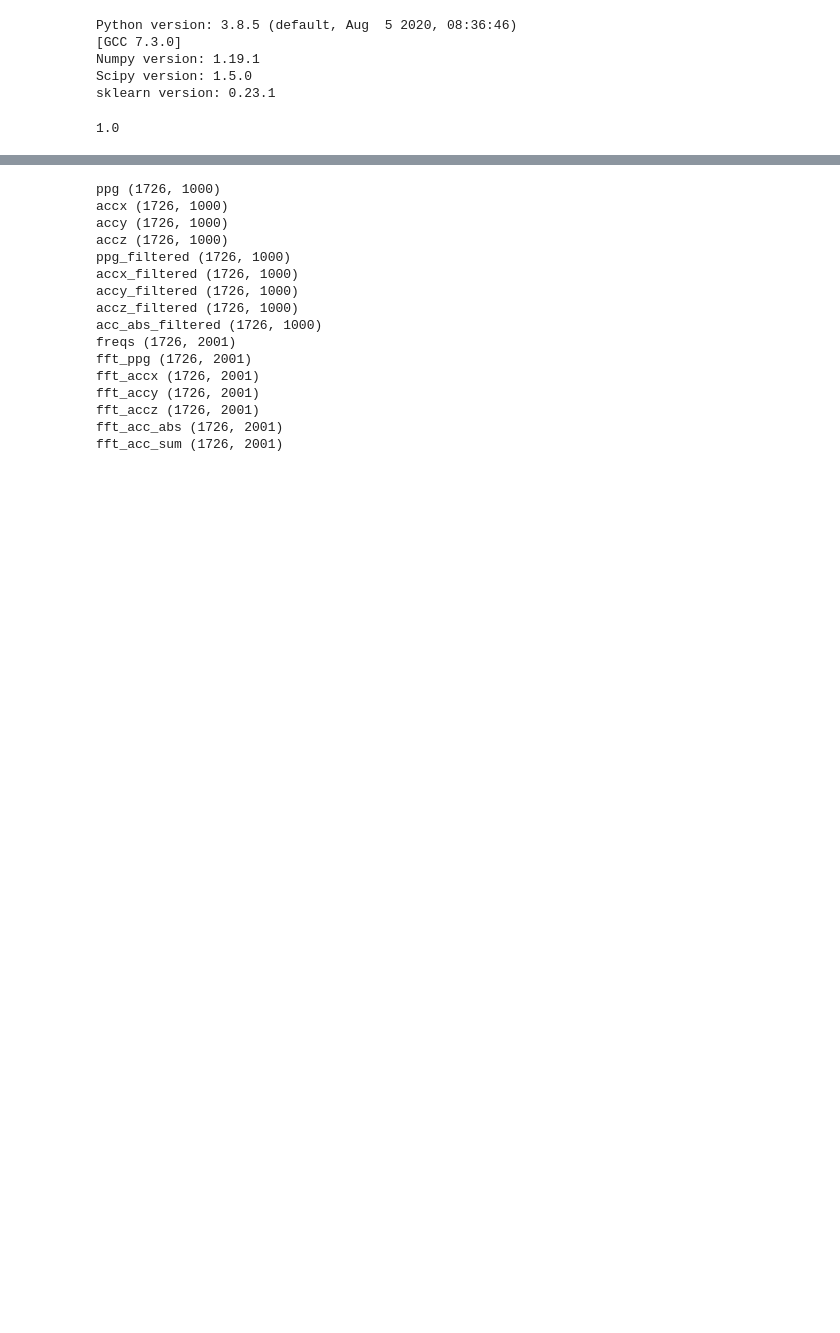
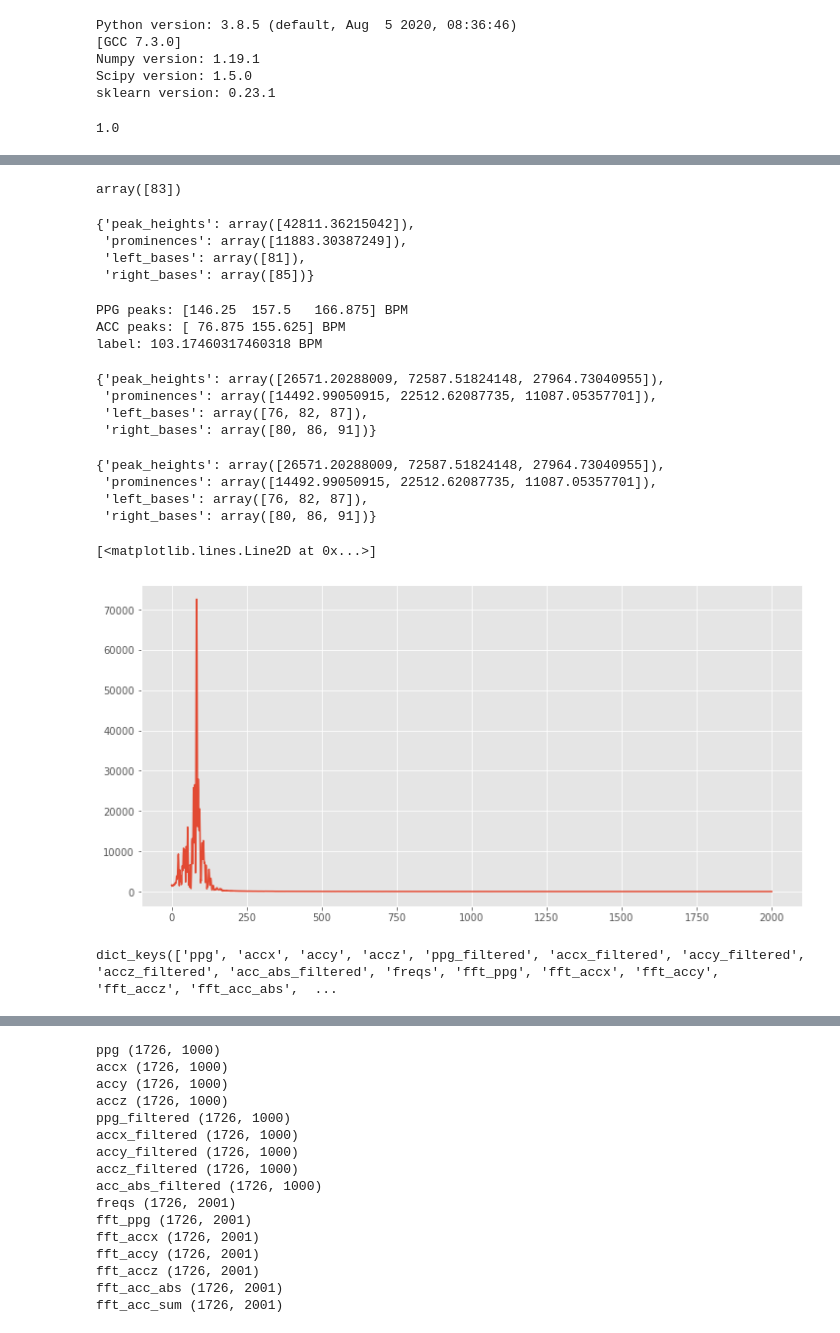
Before and after one commit to phthaloc/nd320-c4-wearable-data-project-starter, a Jupyter notebook: part_1/pulse_rate_starter.ipynb, the cells around one changed output, grey strips where cells are left out. Cells and saved outputs as stored; diff of their text form; code cells hidden in the pictures; blank space fills up the shorter version.

```diff
--- a/part_1/pulse_rate_starter.ipynb
+++ b/part_1/pulse_rate_starter.ipynb
@@ -567,0 +857,7 @@ groups = np.array(groups)
+# %%
+data_raw_window, labels, groups = raw_data(
+    data_files=data_files, ref_files=ref_files,
+    fs=FS, window_length=window_length,
+    window_shift=window_shift, min_freq=min_freq,
+    max_freq=max_freq, n_fft=n_fft
+)
@@ -567,0 +976,67 @@ groups = np.array(groups)
+# %%
+ppg_xpeak
+# %% [output]
+array([83])
+# %%
+dict_ppg_ypeak
+# %% [output]
+{'peak_heights': array([42811.36215042]),
+ 'prominences': array([11883.30387249]),
+ 'left_bases': array([81]),
+ 'right_bases': array([85])}
+# %%
+i = 30
+## The prominence of a peak measures how much a peak stands out from the surrounding
+## baseline of the signal and is defined as the vertical distance between the peak
+## and its lowest contour line.
+## threshold of peaks: the vertical distance to its neighboring samples.
+## wlen: A window length in samples that optionally limits the evaluated area for
+## each peak to a subset of x. The peak is always placed in the middle of the window
+## therefore the given length is rounded up to the next odd integer
+ppg_xpeak, dict_ppg_ypeak = sp.signal.find_peaks(
+    x=data_raw_window['fft_ppg'][i, :],
+    height=data_raw_window['fft_ppg'][i, :].max()*0.1,
+    distance=2,
+    prominence=data_raw_window['fft_ppg'][i, :].max()*0.15,
+    threshold=None,
+    wlen=5
+)
+
+acc_xpeak, dict_acc_ypeak = sp.signal.find_peaks(
+    x=data_raw_window['fft_acc_sum'][i, :],
+    height=data_raw_window['fft_acc_sum'][i, :].max()*0.3,
+    distance=3,
+    prominence=data_raw_window['fft_acc_sum'][i, :].max()*0.2,
+    threshold=None,
+    wlen=5
+)
+print(f"PPG peaks: {data_raw_window['freqs'][i, ppg_xpeak]*60} BPM")
+print(f"ACC peaks: {data_raw_window['freqs'][i, acc_xpeak]*60} BPM")
+print(f'label: {labels[i]} BPM')
+# %% [output]
+PPG peaks: [146.25  157.5   166.875] BPM
+ACC peaks: [ 76.875 155.625] BPM
+label: 103.17460317460318 BPM
+# %%
+dict_ppg_ypeak
+# %% [output]
+{'peak_heights': array([26571.20288009, 72587.51824148, 27964.73040955]),
+ 'prominences': array([14492.99050915, 22512.62087735, 11087.05357701]),
+ 'left_bases': array([76, 82, 87]),
+ 'right_bases': array([80, 86, 91])}
+# %%
+dict_ppg_ypeak
+# %% [output]
+{'peak_heights': array([26571.20288009, 72587.51824148, 27964.73040955]),
+ 'prominences': array([14492.99050915, 22512.62087735, 11087.05357701]),
+ 'left_bases': array([76, 82, 87]),
+ 'right_bases': array([80, 86, 91])}
+# %%
+plt.plot(data_raw_window['fft_ppg'][i, :])
+# %% [output]
+[<matplotlib.lines.Line2D at 0x...>]
+[figure, added]
+# %%
+data_raw_window.keys()
+# %% [output]
+dict_keys(['ppg', 'accx', 'accy', 'accz', 'ppg_filtered', 'accx_filtered', 'accy_filtered', 'accz_filtered', 'acc_abs_filtered', 'freqs', 'fft_ppg', 'fft_accx', 'fft_accy', 'fft_accz', 'fft_acc_abs',  ...
```
Also changed, not shown: parts of 29 cells of this notebook.
